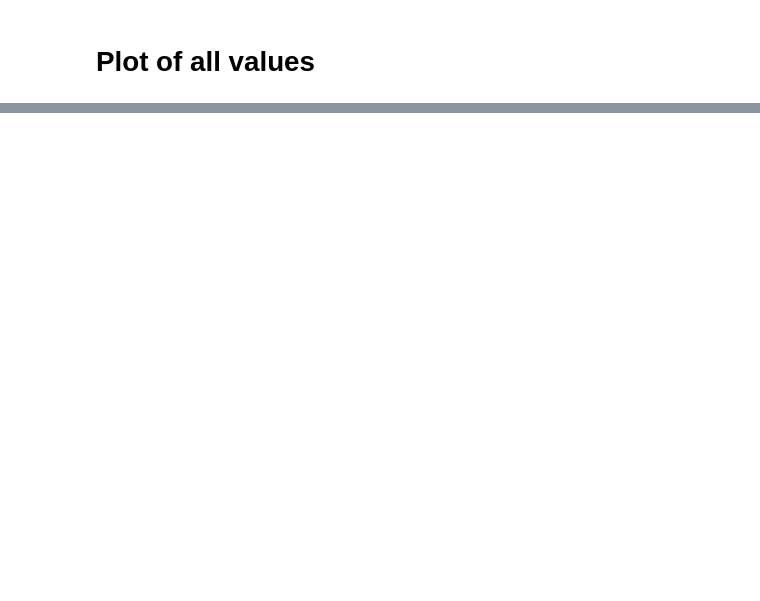
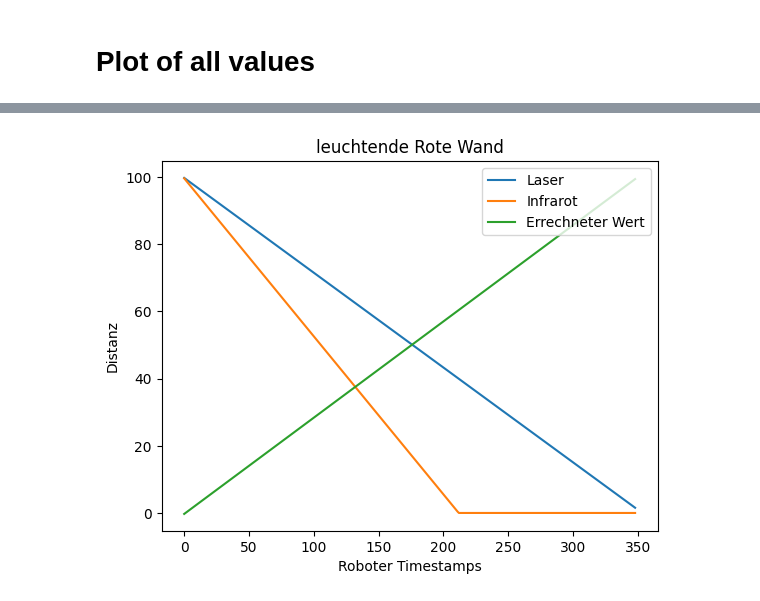
Before and after one commit to lsch0lz/webots_sensor_experiments, a Jupyter notebook: notebook/proximity.ipynb, the cells around one changed output, grey strips where cells are left out. Saved outputs shown, nothing was run; the diff lists cells and outputs as text; code cells hidden in the pictures; blank space fills up the shorter version.

```diff
--- a/notebook/proximity.ipynb
+++ b/notebook/proximity.ipynb
@@ -88,0 +85,4 @@ plt.show()
+# %%
+plotWall("leuchtende Rote Wand", df.laser_glowing_red, df.infrared_glowing_red, df.actual_glowing_red)
+# %% [output]
+[figure, added]
```
Also changed, not shown: parts of 9 cells of this notebook.
